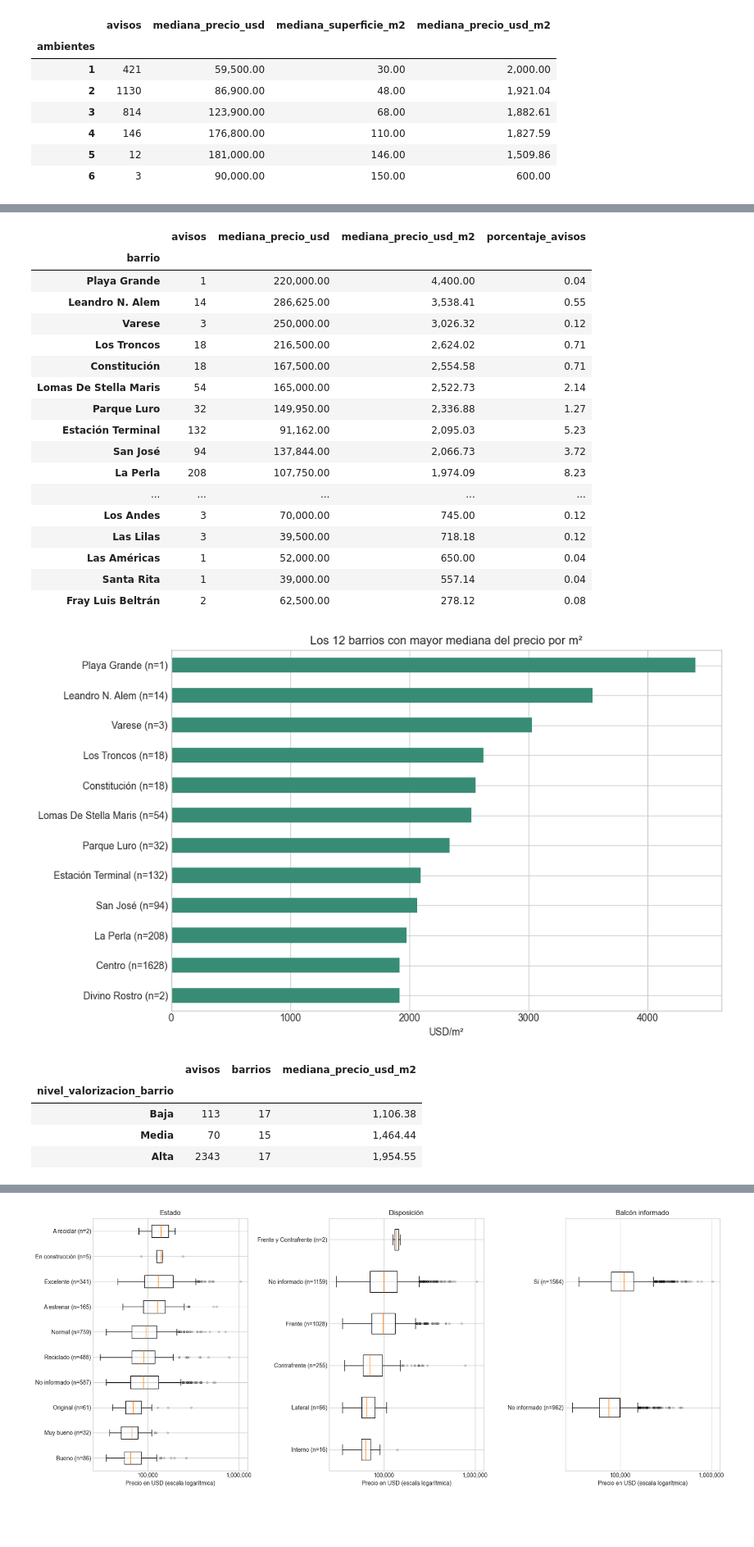
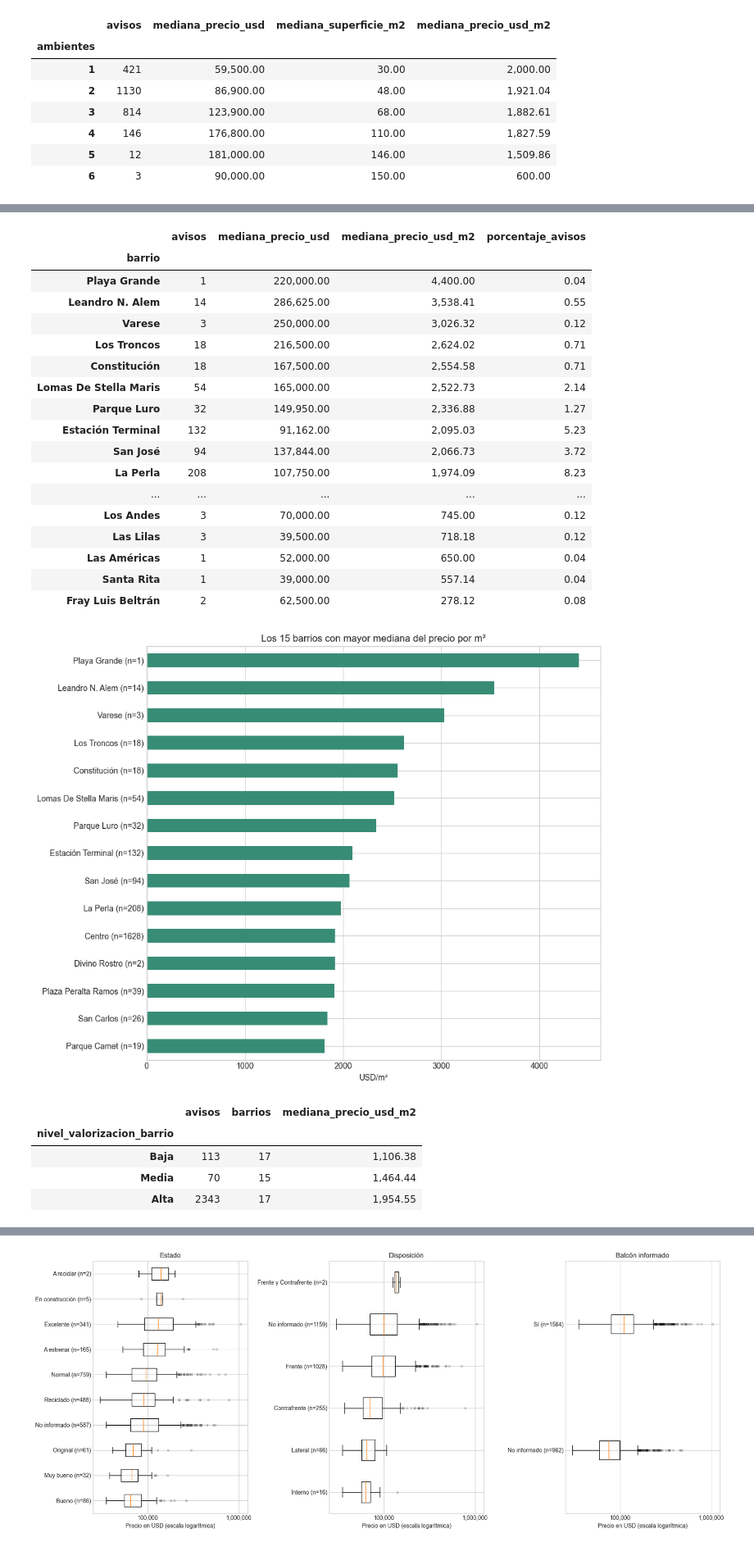
Before and after one commit to joaquingotte1/tfi-inmuebles-mar-del-plata, a Jupyter notebook: DATA_MODELING/01_EDA.ipynb, the cells around one changed output, grey strips where cells are left out. Shown at 82% size. Cells and saved outputs as stored; diff of their text form; code cells hidden in the pictures; blank space fills up the shorter version.

```diff
--- a/DATA_MODELING/01_EDA.ipynb
+++ b/DATA_MODELING/01_EDA.ipynb
@@ -1161,39 +1161,39 @@ resumen_barrios_eda = datos_eda.groupby('barrio').agg(
     mediana_precio_usd_m2=('precio_usd_m2', 'median'))
 resumen_barrios_eda['porcentaje_avisos'] = resumen_barrios_eda['avisos'] / len(datos_eda) * 100
 display(resumen_barrios_eda.sort_values('mediana_precio_usd_m2', ascending=False))
-barrios_grafico = resumen_barrios_eda.nlargest(12, 'mediana_precio_usd_m2').sort_values('mediana_precio_usd_m2')
-fig, ax = plt.subplots(figsize=(10, 6))
+barrios_grafico = resumen_barrios_eda.nlargest(15, 'mediana_precio_usd_m2').sort_values('mediana_precio_usd_m2')
+fig, ax = plt.subplots(figsize=(10, 8))
 barrios_grafico['mediana_precio_usd_m2'].plot.barh(ax=ax, color='#388c75')
 ax.set_yticklabels([f'{barrio} (n={int(fila.avisos)})'
                     for barrio, fila in barrios_grafico.iterrows()])
-ax.set_title('Los 12 barrios con mayor mediana del precio por m²')
+ax.set_title('Los 15 barrios con mayor mediana del precio por m²')
 ax.set_xlabel('USD/m²')
 ax.set_ylabel('')
 fig.tight_layout()
 plt.show()
 display(datos_eda.groupby('nivel_valorizacion_barrio').agg(
     avisos=('precio', 'size'), barrios=('barrio', 'nunique'),
     mediana_precio_usd_m2=('precio_usd_m2', 'median')).reindex(['Baja', 'Media', 'Alta']))
 # %% [output]
 |  | avisos | mediana_precio_usd | mediana_precio_usd_m2 | porcentaje_avisos |
 | barrio |  |  |  |  |
 | Playa Grande | 1 | 220,000.00 | 4,400.00 | 0.04 |
 | Leandro N. Alem | 14 | 286,625.00 | 3,538.41 | 0.55 |
 | Varese | 3 | 250,000.00 | 3,026.32 | 0.12 |
 | Los Troncos | 18 | 216,500.00 | 2,624.02 | 0.71 |
 | Constitución | 18 | 167,500.00 | 2,554.58 | 0.71 |
 | Lomas De Stella Maris | 54 | 165,000.00 | 2,522.73 | 2.14 |
 | Parque Luro | 32 | 149,950.00 | 2,336.88 | 1.27 |
 | Estación Terminal | 132 | 91,162.00 | 2,095.03 | 5.23 |
 | San José | 94 | 137,844.00 | 2,066.73 | 3.72 |
 | La Perla | 208 | 107,750.00 | 1,974.09 | 8.23 |
 | ... | ... | ... | ... | ... |
 | Los Andes | 3 | 70,000.00 | 745.00 | 0.12 |
 | Las Lilas | 3 | 39,500.00 | 718.18 | 0.12 |
 | Las Américas | 1 | 52,000.00 | 650.00 | 0.04 |
 | Santa Rita | 1 | 39,000.00 | 557.14 | 0.04 |
 | Fray Luis Beltrán | 2 | 62,500.00 | 278.12 | 0.08 |
-[figure, old version]
+[figure, new version]
 |  | avisos | barrios | mediana_precio_usd_m2 |
 | nivel_valorizacion_barrio |  |  |  |
 | Baja | 113 | 17 | 1,106.38 |
```
Also changed, not shown: parts of 16 cells of this notebook, 7 other files.
